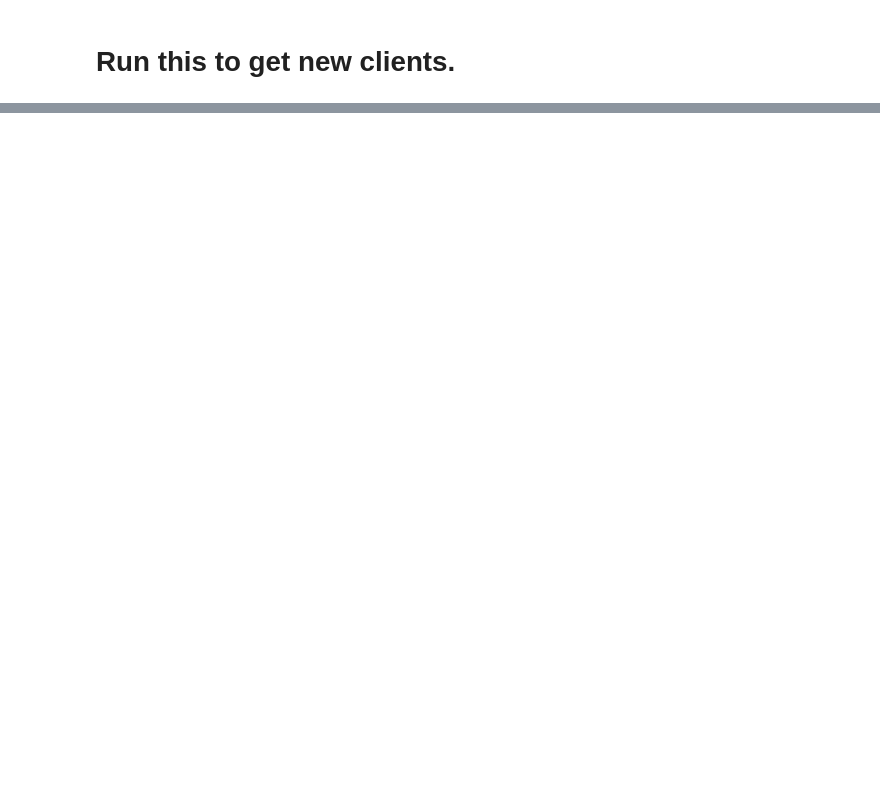
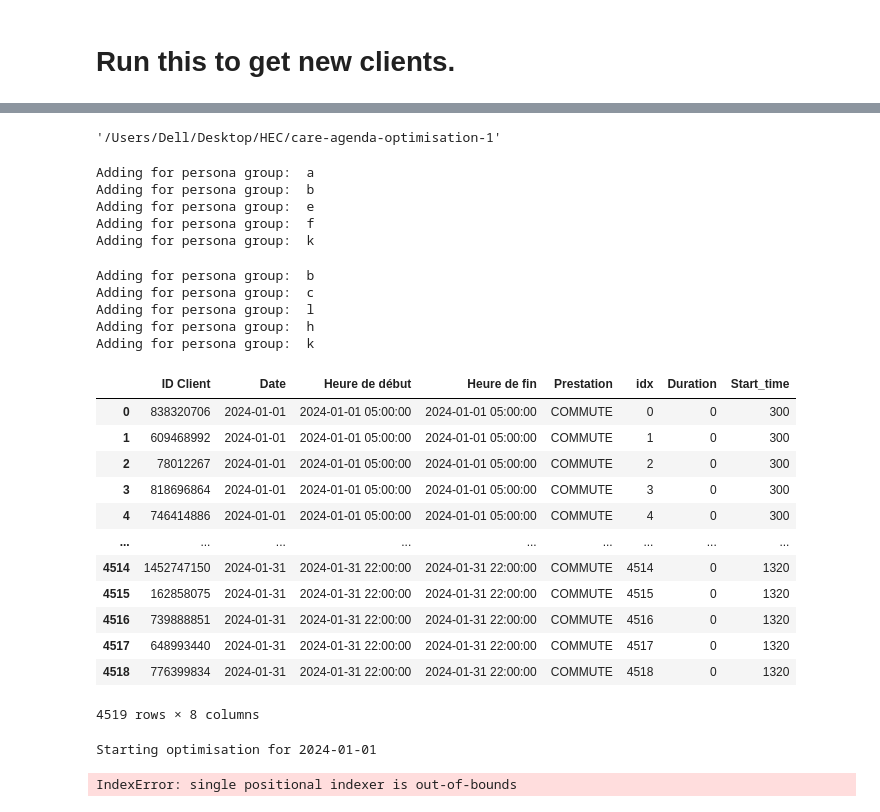
Before and after one commit to stlbnmaria/care-agenda-optimisation, a Jupyter notebook: notebooks/ClientClustering.ipynb, the cells around one changed output, grey strips where cells are left out. Drawn from its saved outputs; the diff is of its cells as text; code cells hidden in the pictures; blank space fills up the shorter version.

```diff
--- a/notebooks/ClientClustering.ipynb
+++ b/notebooks/ClientClustering.ipynb
@@ -691,0 +897,26 @@ np.random.choice(all_personas, 5)
+# %%
+import os
+os.chdir("..")
+os.getcwd()
+# %% [output]
+'/Users/Dell/Desktop/HEC/care-agenda-optimisation-1'
+# %%
+from src.client_generator import add_new_clients_and_sessions
+
+df_clients, df_sessions = add_new_clients_and_sessions(5, excel_file= "data/ChallengeXHEC23022024.xlsx", random_client_segment=False, client_personas_sequence="abefk")
+# %% [output]
+Adding for persona group:  a
+Adding for persona group:  b
+Adding for persona group:  e
+Adding for persona group:  f
+Adding for persona group:  k
+# %%
+from src.dataloader import load_and_save_data
+
+load_and_save_data(generate_new_clients=True, **{"n_clients": 5})
+# %% [output]
+Adding for persona group:  b
+Adding for persona group:  c
+Adding for persona group:  l
+Adding for persona group:  h
+Adding for persona group:  k
@@ -691,0 +925,23 @@ np.random.choice(all_personas, 5)
+# %%
+pd.read_csv("data/schedule.csv")
+# %% [output]
+|  | ID Client | Date | Heure de début | Heure de fin | Prestation | idx | Duration | Start_time |
+| 0 | 838320706 | 2024-01-01 | 2024-01-01 05:00:00 | 2024-01-01 05:00:00 | COMMUTE | 0 | 0 | 300 |
+| 1 | 609468992 | 2024-01-01 | 2024-01-01 05:00:00 | 2024-01-01 05:00:00 | COMMUTE | 1 | 0 | 300 |
+| 2 | 78012267 | 2024-01-01 | 2024-01-01 05:00:00 | 2024-01-01 05:00:00 | COMMUTE | 2 | 0 | 300 |
+| 3 | 818696864 | 2024-01-01 | 2024-01-01 05:00:00 | 2024-01-01 05:00:00 | COMMUTE | 3 | 0 | 300 |
+| 4 | 746414886 | 2024-01-01 | 2024-01-01 05:00:00 | 2024-01-01 05:00:00 | COMMUTE | 4 | 0 | 300 |
+| ... | ... | ... | ... | ... | ... | ... | ... | ... |
+| 4514 | 1452747150 | 2024-01-31 | 2024-01-31 22:00:00 | 2024-01-31 22:00:00 | COMMUTE | 4514 | 0 | 1320 |
+| 4515 | 162858075 | 2024-01-31 | 2024-01-31 22:00:00 | 2024-01-31 22:00:00 | COMMUTE | 4515 | 0 | 1320 |
+| 4516 | 739888851 | 2024-01-31 | 2024-01-31 22:00:00 | 2024-01-31 22:00:00 | COMMUTE | 4516 | 0 | 1320 |
+| 4517 | 648993440 | 2024-01-31 | 2024-01-31 22:00:00 | 2024-01-31 22:00:00 | COMMUTE | 4517 | 0 | 1320 |
+| 4518 | 776399834 | 2024-01-31 | 2024-01-31 22:00:00 | 2024-01-31 22:00:00 | COMMUTE | 4518 | 0 | 1320 |
+4519 rows × 8 columns
+# %%
+from src.optimiser import main
+
+main(include_availability=False, filter_for_competence=False)
+# %% [output]
+Starting optimisation for 2024-01-01
+IndexError: single positional indexer is out-of-bounds
```
Also changed, not shown: parts of 20 cells of this notebook.
